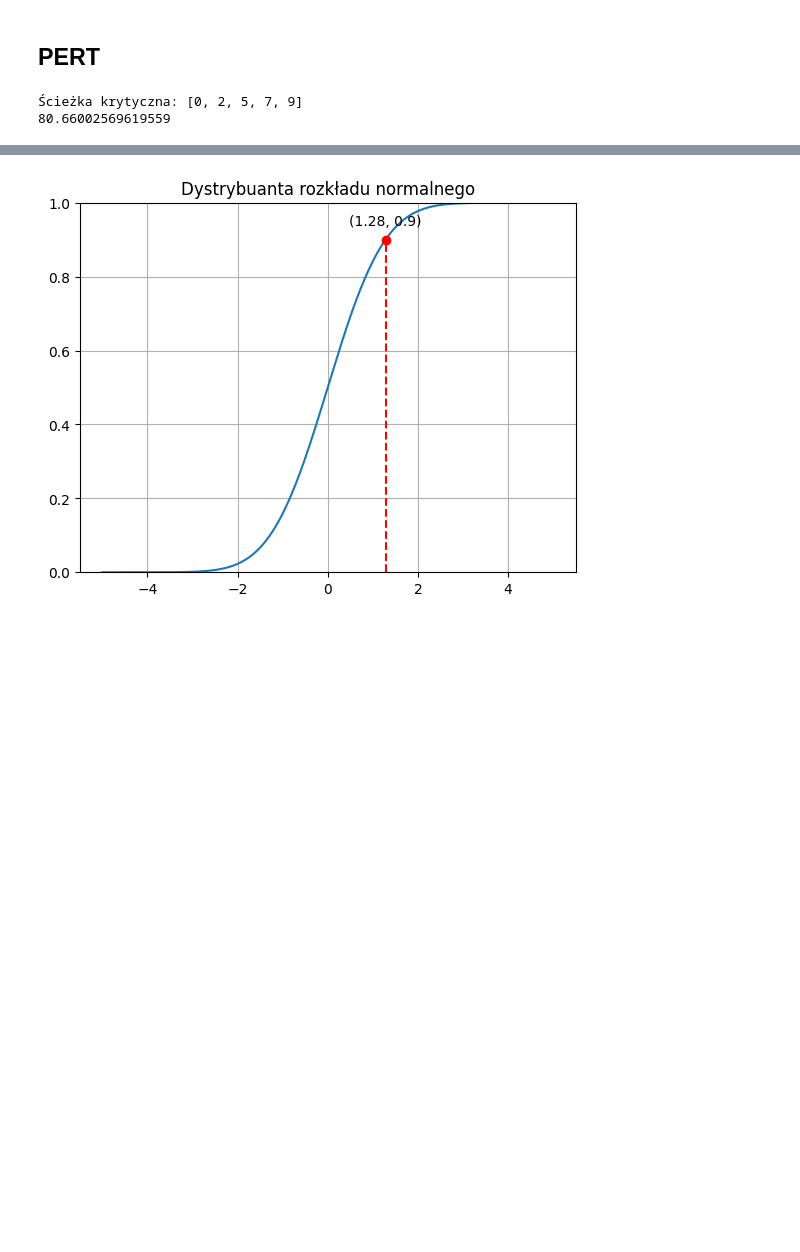
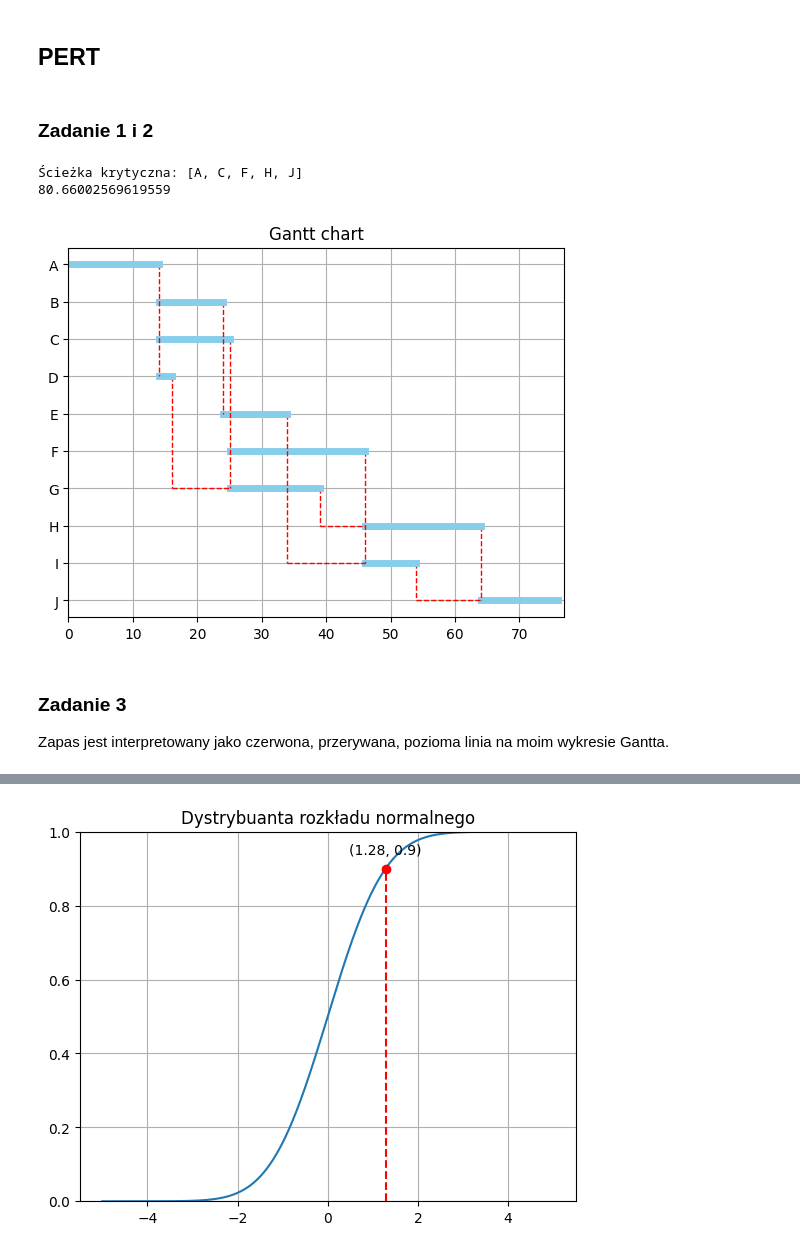
Before and after one commit to wysogladszymon/Operations-Research, a Jupyter notebook: lab5/PERT.ipynb, the cells around one changed output, grey strips where cells are left out. Cells and saved outputs as stored; diff of their text form; code cells hidden in the pictures; blank space fills up the shorter version.

```diff
--- a/lab5/PERT.ipynb
+++ b/lab5/PERT.ipynb
@@ -6,6 +6,8 @@ import numpy as np
 import scipy.stats as stats
 from typing import List, Tuple
 import matplotlib.pyplot as plt
+# %% [markdown]
+### Zadanie 1 i 2
 # %%
 def calculateT0(tc, tm, tp):
   return (tc + 4 * tm + tp) / 6
@@ -47,9 +49,10 @@ class Node:
     print(f'{self.name}: {self.es}/{self.ef}/{self.ls}/{self.lf}')
 # %%
 class Graph:
-  def __init__(self, start, end):
-    self.start = start
-    self.end = end
+  def __init__(self, tasks):
+    self.tasks = tasks
+    self.start = tasks[0]
+    self.end = tasks[-1]
     self.criticalPath = []
     self.completion = None
 
@@ -120,7 +123,17 @@ class Graph:
     return sum([node.variancy for node in self.criticalPath])
 
   def drawGanttsChart(self):
-    pass
+    plt.title('Gantt chart')
+    plt.xlim(0, self.completion + 1)
+    for node in self.tasks[::-1]:
+      for neighbor in node.neighbors:
+        plt.plot([node.ef, neighbor.es], [neighbor.name, neighbor.name], 'r--', linewidth=1)
+
+      if node.neighbors:
+        plt.plot([node.ef, node.ef], [node.name, node.neighbors[-1].name], 'r--', linewidth=1)
+      plt.plot([node.es, node.ef], [node.name, node.name], color='skyblue', linewidth=5)
+    plt.grid(True)
+    plt.show()
 
 
   def computeTime(self, probability):
@@ -128,37 +141,41 @@ class Graph:
 # %%
 def main():
   # ustalenie czynosci i ich czasu trwania
   tasks : List["Node"]= [
-      Node('0', 13, 14, 15),
-      Node('1', 5, 10, 15),
-      Node('2', 7, 10, 19),
-      Node('3', 2, 2, 2),
-      Node('4', 10, 10, 10),
-      Node('5', 20, 21, 22),
-      Node('6', 4, 16, 16),
-      Node('7', 5, 20, 23),
-      Node('8', 5, 8, 11),
-      Node('9', 12, 12, 12)
+      Node('A', 13, 14, 15),
+      Node('B', 5, 10, 15),
+      Node('C', 7, 10, 19),
+      Node('D', 2, 2, 2),
+      Node('E', 10, 10, 10),
+      Node('F', 20, 21, 22),
+      Node('G', 4, 16, 16),
+      Node('H', 5, 20, 23),
+      Node('I', 5, 8, 11),
+      Node('J', 12, 12, 12)
     ]
   #stworzenie grafu
-  graph = Graph(tasks[0], tasks[-1])
+  graph = Graph(tasks)
 
   # dodanie zaleznosci
   edges = [(0,1), (0,2), (0,3), (1,4), (2,5),(2,6),(3,6),(4,8), (5,7), (5,8), (6,7), (8,9), (7,9)]
 
   for prev, next in edges:
     tasks[prev].neighbors.append(tasks[next])
     tasks[next].addPredecessor(tasks[prev])
 
   crit = graph.PERT()
   print("Ścieżka krytyczna:", crit)
 
   # for node in tasks:
   #   print(f"{node} : {node.t0}, {node.ls}, {node.lf}")
   print(graph.computeTime(0.9))
   graph.drawGanttsChart()
 main()
 # %% [output]
-Ścieżka krytyczna: [0, 2, 5, 7, 9]
+Ścieżka krytyczna: [A, C, F, H, J]
 80.66002569619559
+[figure, added]
+# %% [markdown]
+### Zadanie 3
+Zapas jest interpretowany jako czerwona, przerywana, pozioma linia na moim wykresie Gantta.
 # %% [markdown]
```
Also changed, not shown: parts of 3 cells of this notebook, 1 other file.
